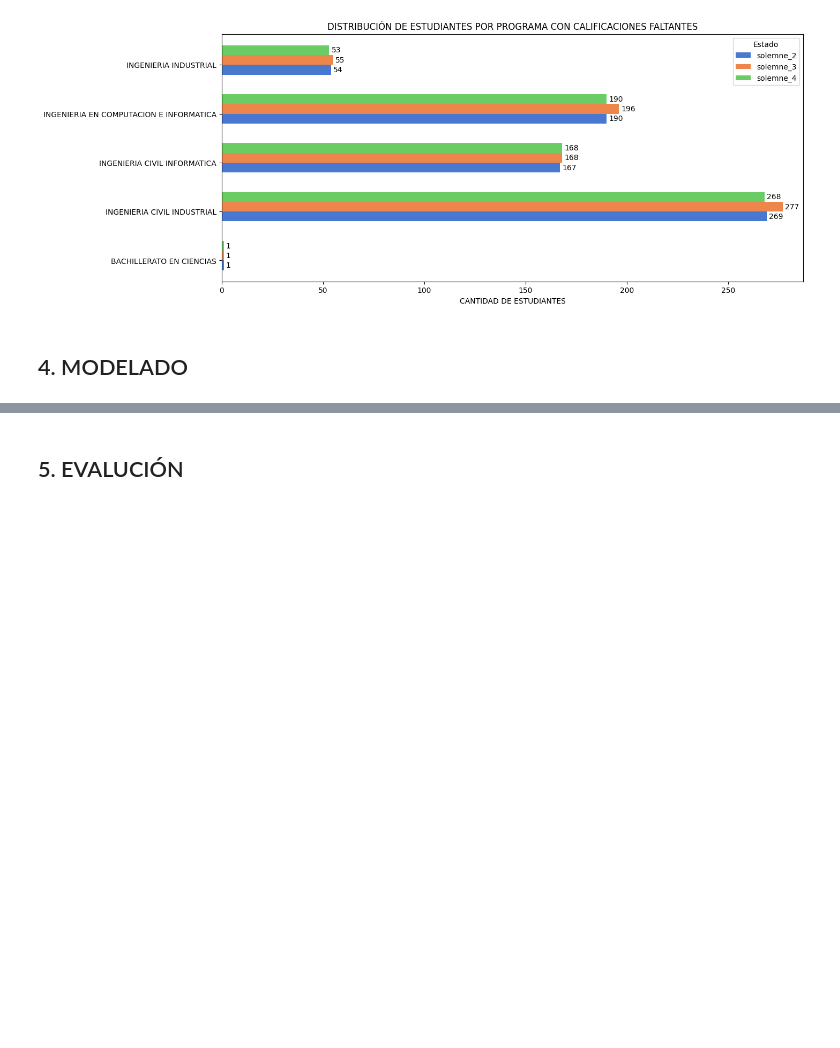
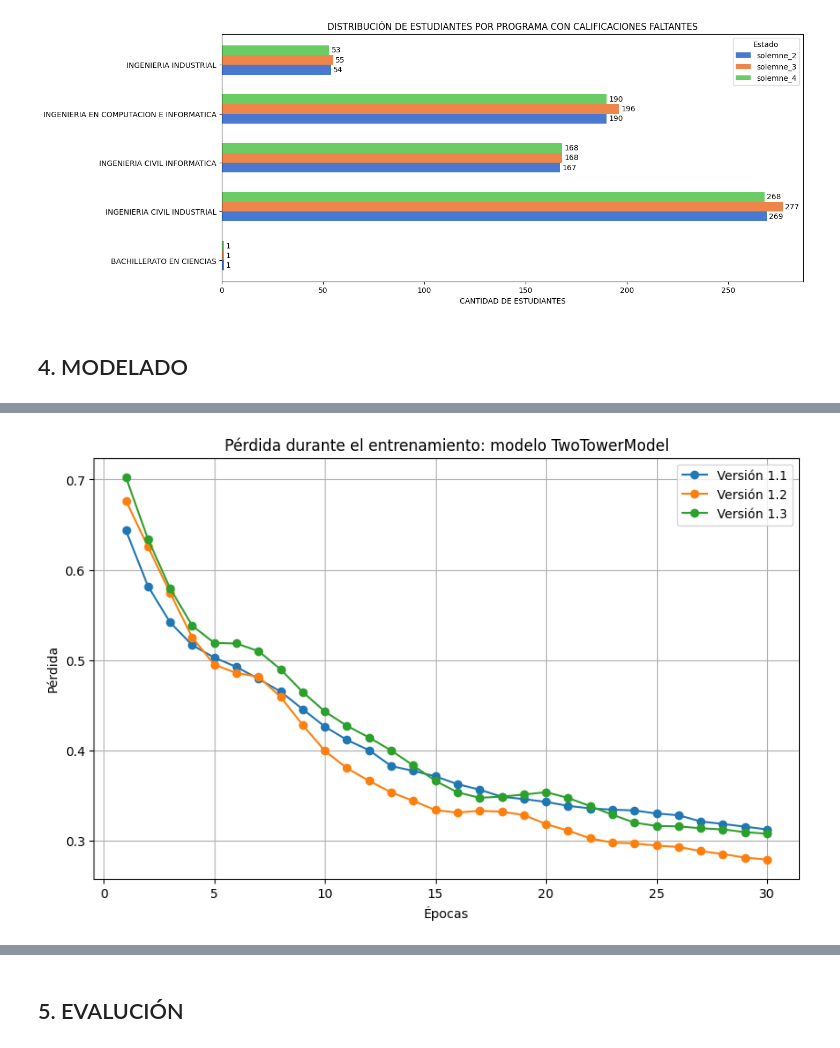
Before and after one commit to edgar-ramxs/RecSysUnab, a Jupyter notebook: RecSysUnab.ipynb, the cells around one changed output, grey strips where cells are left out. Drawn from its saved outputs; the diff is of its cells as text; code cells hidden in the pictures; blank space fills up the shorter version.

Commit message:
modelos

```diff
--- a/RecSysUnab.ipynb
+++ b/RecSysUnab.ipynb
@@ -1624,0 +1670,19 @@ EJERCICIOS = pd.read_csv(f"{VAR_DIR_DATA_CLEANING}/ejercicios.csv", encoding="la
+# %%
+# Obtener todas las categorías del conjunto de entrenamiento
+all_categories = pd.get_dummies(train_data['programa'], drop_first=False).columns
+# Generar dummies en cada conjunto y convertirlas a int
+train_program_dummies = pd.get_dummies(train_data['programa'], drop_first=False).reindex(columns=all_categories, fill_value=0).astype(int)
+validation_program_dummies = pd.get_dummies(validation_data['programa'], drop_first=False).reindex(columns=all_categories, fill_value=0).astype(int)
+test_program_dummies = pd.get_dummies(test_data['programa'], drop_first=False).reindex(columns=all_categories, fill_value=0).astype(int)
+# Reemplazar la columna original 'programa' con las nuevas columnas
+train_data = train_data.drop(columns=['programa']).join(train_program_dummies)
+validation_data = validation_data.drop(columns=['programa']).join(validation_program_dummies)
+test_data = test_data.drop(columns=['programa']).join(test_program_dummies)
+# %%
+df_test_interacciones = test_data[['id_estudiante'] + COLUMNAS_EJERCICIOS]
+df_train_interacciones = train_data[['id_estudiante'] + COLUMNAS_EJERCICIOS]
+df_validation_interacciones = validation_data[['id_estudiante'] + COLUMNAS_EJERCICIOS]
+
+df_test_users = test_data.drop(columns=COLUMNAS_EJERCICIOS)
+df_train_users = train_data.drop(columns=COLUMNAS_EJERCICIOS)
+df_validation_users = validation_data.drop(columns=COLUMNAS_EJERCICIOS)
@@ -1624,0 +1871,56 @@ EJERCICIOS = pd.read_csv(f"{VAR_DIR_DATA_CLEANING}/ejercicios.csv", encoding="la
+# %%
+#  ████████╗██╗    ██╗ ██████╗ ████████╗ ██████╗ ██╗    ██╗███████╗██████╗ ███╗   ███╗ ██████╗ ██████╗ ███████╗██╗
+#  ╚══██╔══╝██║    ██║██╔═══██╗╚══██╔══╝██╔═══██╗██║    ██║██╔════╝██╔══██╗████╗ ████║██╔═══██╗██╔══██╗██╔════╝██║
+#     ██║   ██║ █╗ ██║██║   ██║   ██║   ██║   ██║██║ █╗ ██║█████╗  ██████╔╝██╔████╔██║██║   ██║██║  ██║█████╗  ██║
+#     ██║   ██║███╗██║██║   ██║   ██║   ██║   ██║██║███╗██║██╔══╝  ██╔══██╗██║╚██╔╝██║██║   ██║██║  ██║██╔══╝  ██║
+#     ██║   ╚███╔███╔╝╚██████╔╝   ██║   ╚██████╔╝╚███╔███╔╝███████╗██║  ██║██║ ╚═╝ ██║╚██████╔╝██████╔╝███████╗███████╗
+#     ╚═╝    ╚══╝╚══╝  ╚═════╝    ╚═╝    ╚═════╝  ╚══╝╚══╝ ╚══════╝╚═╝  ╚═╝╚═╝     ╚═╝ ╚═════╝ ╚═════╝ ╚══════╝╚══════╝
+
+# V1
+recomendador_v1_1 = RecSysUnab(
+    Two_Tower_Model=TwoTowerModel,
+    User_Tower=UserTowerV1,
+    Item_Tower=ItemTowerV1,
+    user_input_size=df_train_users.shape[1] - 1,
+    item_input_size=df_items.shape[1] - 1,
+)
+recomendador_v1_1.load_data_train(data_items=df_items, data_users=df_train_users, data_interactions=df_train_interacciones)
+loss_v1_1 = recomendador_v1_1.train()
+
+
+# V2
+recomendador_v1_2 = RecSysUnab(
+    Two_Tower_Model=TwoTowerModel,
+    User_Tower=UserTowerV2,
+    Item_Tower=ItemTowerV2,
+    user_input_size=df_train_users.shape[1] - 1,
+    item_input_size=df_items.shape[1] - 1,
+)
+recomendador_v1_2.load_data_train(data_items=df_items, data_users=df_train_users, data_interactions=df_train_interacciones)
+loss_v1_2 = recomendador_v1_2.train()
+
+
+# V3
+recomendador_v1_3 = RecSysUnab(
+    Two_Tower_Model=TwoTowerModel,
+    User_Tower=UserTowerV3,
+    Item_Tower=ItemTowerV3,
+    user_input_size=df_train_users.shape[1] - 1,
+    item_input_size=df_items.shape[1] - 1,
+)
+recomendador_v1_3.load_data_train(data_items=df_items, data_users=df_train_users, data_interactions=df_train_interacciones)
+loss_v1_3 = recomendador_v1_3.train()
+
+
+# Graficar la pérdida
+plt.figure(figsize=(10, 6))
+plt.plot(range(1, len(loss_v1_1) + 1), loss_v1_1, marker='o', linestyle='-', label='Versión 1.1')
+plt.plot(range(1, len(loss_v1_2) + 1), loss_v1_2, marker='o', linestyle='-', label='Versión 1.2')
+plt.plot(range(1, len(loss_v1_3) + 1), loss_v1_3, marker='o', linestyle='-', label='Versión 1.3')
+plt.title('Pérdida durante el entrenamiento: modelo TwoTowerModel')
+plt.xlabel('Épocas')
+plt.ylabel('Pérdida')
+plt.grid()
+plt.legend(loc='best')
+plt.show()
+# %% [output]
@@ -1624,0 +1944 @@ EJERCICIOS = pd.read_csv(f"{VAR_DIR_DATA_CLEANING}/ejercicios.csv", encoding="la
+[figure, added]
```
Also changed, not shown: parts of 39 cells of this notebook, 2 other files.
